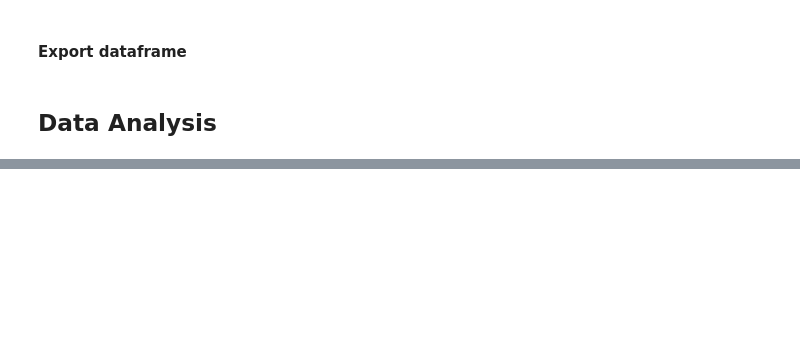
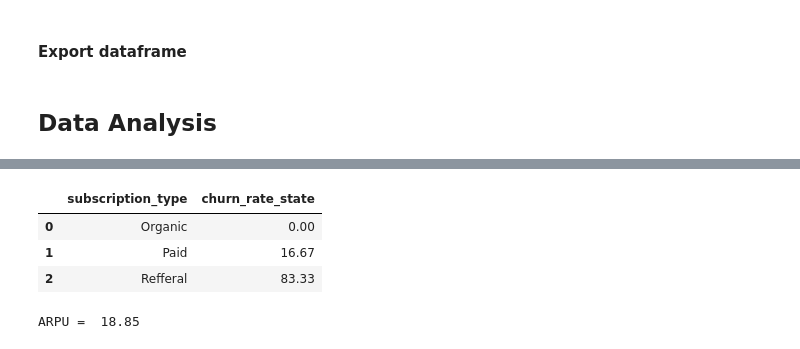
Before and after one commit to shakti-mankar/DA-DS-Projects, a Jupyter notebook: Churn_Analysis/Churn Analysis_main.ipynb, the cells around one changed output, grey strips where cells are left out. Drawn from its saved outputs; the diff is of its cells as text; code cells hidden in the pictures; blank space fills up the shorter version.

```diff
--- a/Churn_Analysis/Churn Analysis_main.ipynb
+++ b/Churn_Analysis/Churn Analysis_main.ipynb
@@ -529,0 +567,23 @@ df.to_csv('exported_churn_data.csv' , index=False)
+# %%
+# 4 a. Churn by state + sum(revenue) & count of users  -- home work **
+
+df.groupby('state')['churn_flag'].mean().mul(100).round(2).reset_index(name='churn_rate_state')
+
+
+# 4 b. Churn by subscription type + sum(revenue) & count of users   -- home work **
+
+
+df.groupby('subscription_type')['churn_flag'].mean().mul(100).round(2).reset_index(name='churn_rate_state')
+# %% [output]
+|  | subscription_type | churn_rate_state |
+| 0 | Organic | 0.00 |
+| 1 | Paid | 16.67 |
+| 2 | Refferal | 83.33 |
+# %%
+# 5. ARPU - Avg Revenue per user
+
+arpu = df['monthly_charges'].mean()
+
+print("ARPU = " , round(arpu,2))
+# %% [output]
+ARPU =  18.85
```
Also changed, not shown: parts of 20 cells of this notebook, 2 other files.
